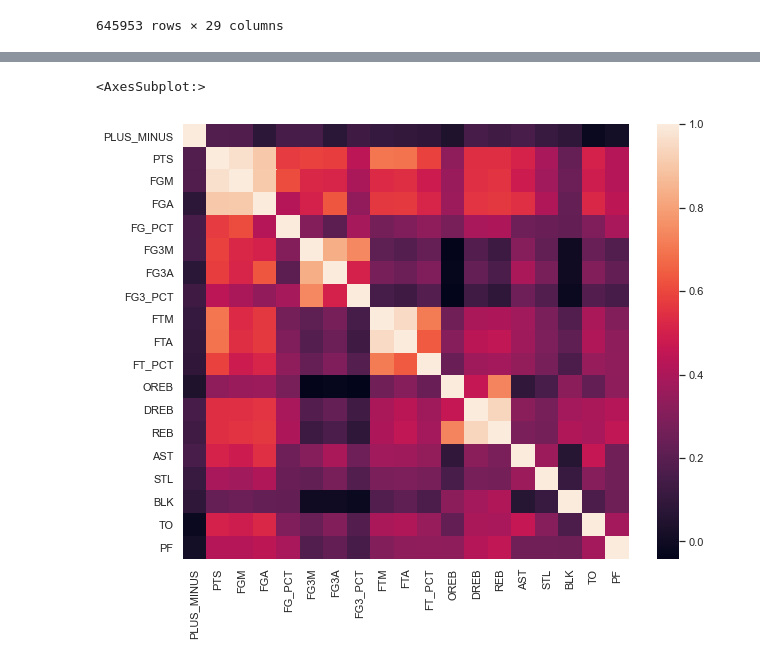
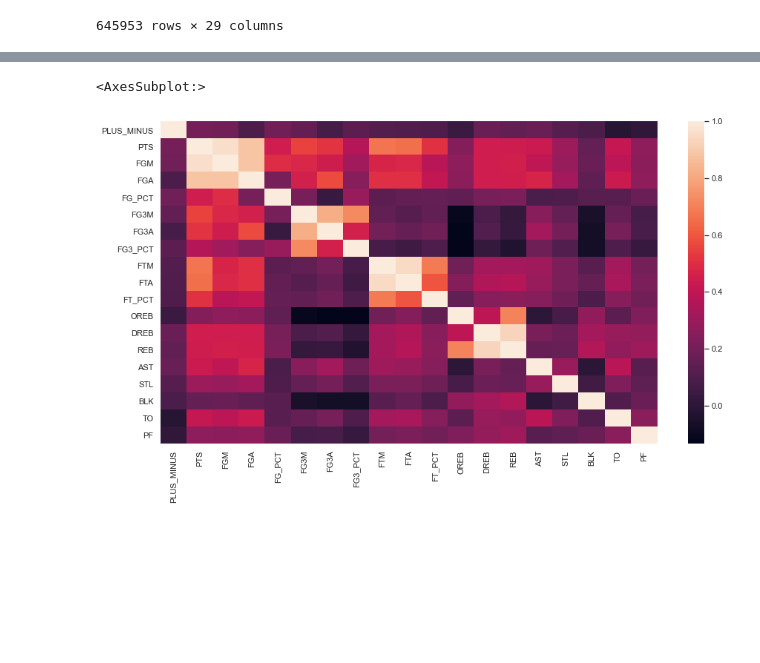
Before and after one commit to Minh-Thien-Bui/Datamine-Project, a Jupyter notebook: Basketball.ipynb, the cells around one changed output, grey strips where cells are left out. Cells and saved outputs as stored; diff of their text form; code cells hidden in the pictures; blank space fills up the shorter version.

```diff
--- a/Basketball.ipynb
+++ b/Basketball.ipynb
@@ -34,7 +34,7 @@ clean_league = NBA.drop(
 
 clean_league.insert(loc = 7, column = 'PLUS_MINUS', value = NBA['PLUS_MINUS'])
 clean_league.insert(loc = 8, column = 'PTS', value = NBA['PTS'])
-clean_league = clean_league.fillna(0)
+#clean_league = clean_league.fillna(0)
 # %%
 clean_league
 # %% [output]
@@ -136,6 +194,6 @@ corr_matrix.sort_values(by = 'PLUS_MINUS', ascending = False)
 # %%
-plt.figure(figsize = (10, 8))
+plt.figure(figsize = (15, 8))
 sns.heatmap(corr_matrix)
 # %% [output]
 <AxesSubplot:>
-[figure, old version]
+[figure, new version]
```
Also changed, not shown: parts of 11 cells of this notebook.
